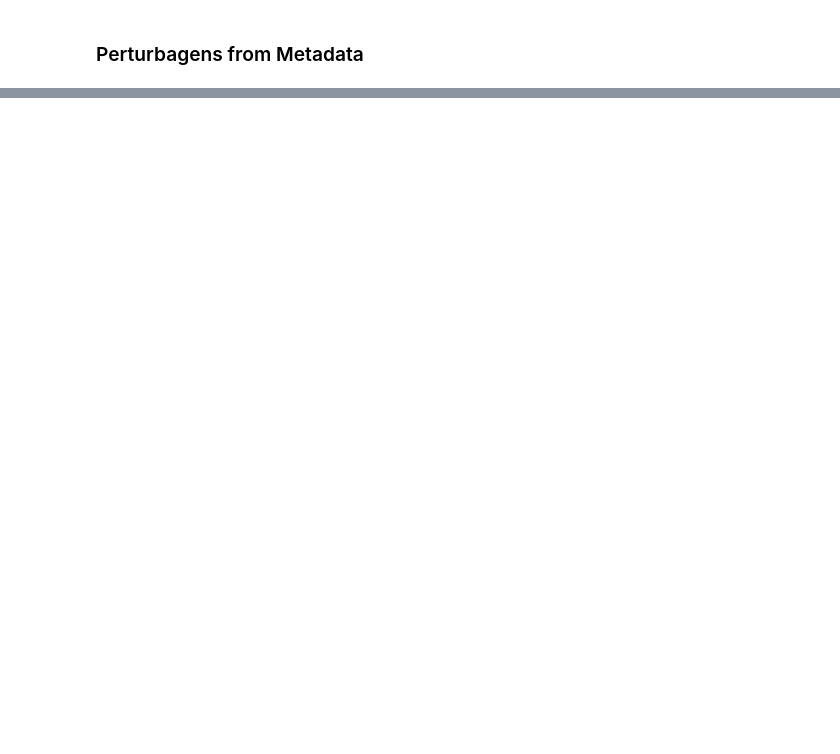
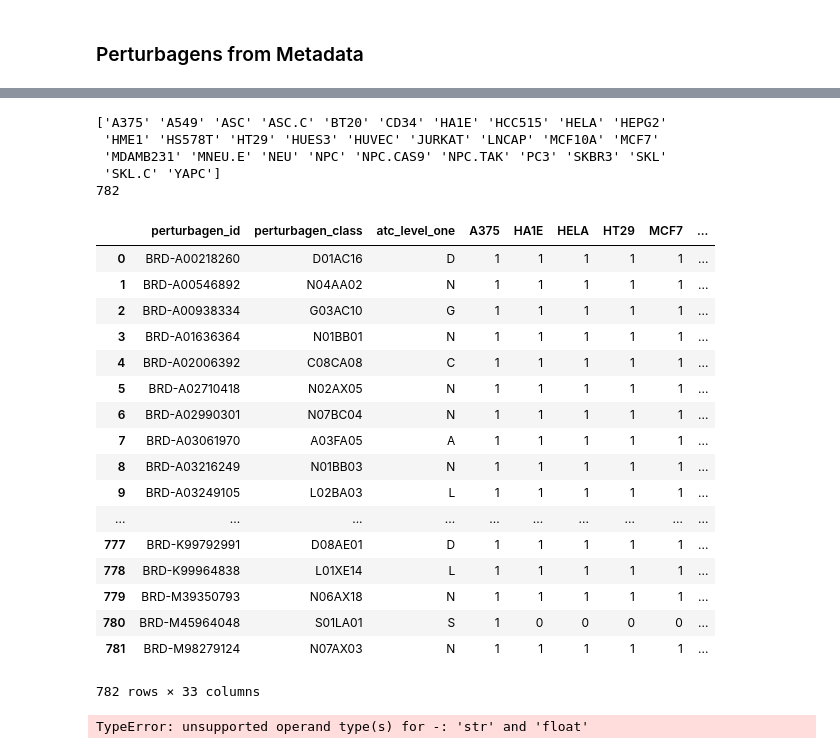
Before and after one commit to Dweepa/Genes, a Jupyter notebook: creation_data/cell_line_analysis.ipynb, the cells around one changed output, grey strips where cells are left out. Drawn from its saved outputs; the diff is of its cells as text; code cells hidden in the pictures; blank space fills up the shorter version.

```diff
--- a/creation_data/cell_line_analysis.ipynb
+++ b/creation_data/cell_line_analysis.ipynb
@@ -11,24 +11,26 @@ perturbagen_class = pickle.load(open("../data/all_perturbagen_class.pkl", "rb"))
 # %%
 perturbagens = list(perturbagen_class.keys())
 # %%
-def make_df(perturbagen_cells, perturbagen_class):
+def make_df(perturbagen_cells, perturbagen_class, perturbagens=perturbagens):
     all_cells = []
     for perturbagen in perturbagen_cells:
         all_cells = all_cells+list(perturbagen_cells[perturbagen])
     all_cells = np.unique(all_cells)
+    print(all_cells)
+    print(len(perturbagens))
     data = pd.DataFrame()
     data["perturbagen_id"] = perturbagens
     data["perturbagen_class"] = [perturbagen_class[perturbagen] for perturbagen in perturbagens]
     data["atc_level_one"] = [perturbagen_class[perturbagen][0] for perturbagen in perturbagens]
 
     for perturbagen in perturbagens:
-        if len(perturbagen_cells[perturbagen])==0:
-            data.drop(data[data['perturbagen_id']==perturbagen].index, inplace = True)
-            continue
-        for cell_line in perturbagen_cells[perturbagen]:
-            if cell_line not in data.columns:
-                data[cell_line] = [0 for a in range(len(data))]
-            data.loc[data["perturbagen_id"]==perturbagen, cell_line] = 1
+            if len(perturbagen_cells[perturbagen])==0:
+                data.drop(data[data['perturbagen_id']==perturbagen].index, inplace = True)
+                continue
+            for cell_line in perturbagen_cells[perturbagen]:
+                if cell_line not in data.columns:
+                    data[cell_line] = [0 for a in range(len(data))]
+                data.loc[data["perturbagen_id"]==perturbagen, cell_line] = 1
 
     return data
 
@@ -82,0 +108,9 @@ plot_graphs(data_rest)
+# %%
+perturbagen_cells_meta = dict()
+perturbagen_class_meta = dict()
+for i in np.unique(df['target']):
+    l = list(np.unique(df[df['target']==i]['celline'].tolist()))
+    perturbagen_cells_meta[i] = l
+    atc = np.unique(df[df['target']==i]['atc'])[0]
+    perturbagen_class_meta[i] = atc
+#     print(atc)
@@ -82,0 +135,31 @@ plot_graphs(data_rest)
+# %%
+data_meta = make_df(perturbagen_cells_meta, perturbagen_class_meta, perturbagen_cells_meta.keys())
+data_meta
+# %% [output]
+['A375' 'A549' 'ASC' 'ASC.C' 'BT20' 'CD34' 'HA1E' 'HCC515' 'HELA' 'HEPG2'
+ 'HME1' 'HS578T' 'HT29' 'HUES3' 'HUVEC' 'JURKAT' 'LNCAP' 'MCF10A' 'MCF7'
+ 'MDAMB231' 'MNEU.E' 'NEU' 'NPC' 'NPC.CAS9' 'NPC.TAK' 'PC3' 'SKBR3' 'SKL'
+ 'SKL.C' 'YAPC']
+782
+|  | perturbagen_id | perturbagen_class | atc_level_one | A375 | HA1E | HELA | HT29 | MCF7 | ... |
+| 0 | BRD-A00218260 | D01AC16 | D | 1 | 1 | 1 | 1 | 1 | ... |
+| 1 | BRD-A00546892 | N04AA02 | N | 1 | 1 | 1 | 1 | 1 | ... |
+| 2 | BRD-A00938334 | G03AC10 | G | 1 | 1 | 1 | 1 | 1 | ... |
+| 3 | BRD-A01636364 | N01BB01 | N | 1 | 1 | 1 | 1 | 1 | ... |
+| 4 | BRD-A02006392 | C08CA08 | C | 1 | 1 | 1 | 1 | 1 | ... |
+| 5 | BRD-A02710418 | N02AX05 | N | 1 | 1 | 1 | 1 | 1 | ... |
+| 6 | BRD-A02990301 | N07BC04 | N | 1 | 1 | 1 | 1 | 1 | ... |
+| 7 | BRD-A03061970 | A03FA05 | A | 1 | 1 | 1 | 1 | 1 | ... |
+| 8 | BRD-A03216249 | N01BB03 | N | 1 | 1 | 1 | 1 | 1 | ... |
+| 9 | BRD-A03249105 | L02BA03 | L | 1 | 1 | 1 | 1 | 1 | ... |
+| ... | ... | ... | ... | ... | ... | ... | ... | ... | ... |
+| 777 | BRD-K99792991 | D08AE01 | D | 1 | 1 | 1 | 1 | 1 | ... |
+| 778 | BRD-K99964838 | L01XE14 | L | 1 | 1 | 1 | 1 | 1 | ... |
+| 779 | BRD-M39350793 | N06AX18 | N | 1 | 1 | 1 | 1 | 1 | ... |
+| 780 | BRD-M45964048 | S01LA01 | S | 1 | 0 | 0 | 0 | 0 | ... |
+| 781 | BRD-M98279124 | N07AX03 | N | 1 | 1 | 1 | 1 | 1 | ... |
+782 rows × 33 columns
+# %%
+plot_graphs(data_rest)
+# %% [output]
+TypeError: unsupported operand type(s) for -: 'str' and 'float'
```
Also changed, not shown: parts of 6 cells of this notebook, 2 other files.
